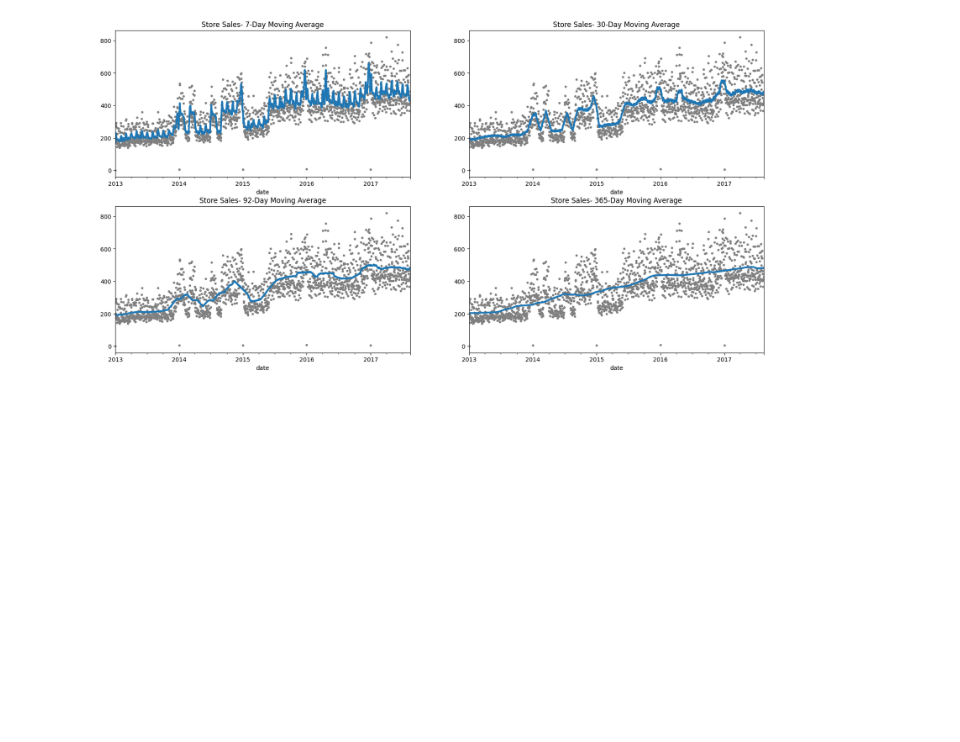
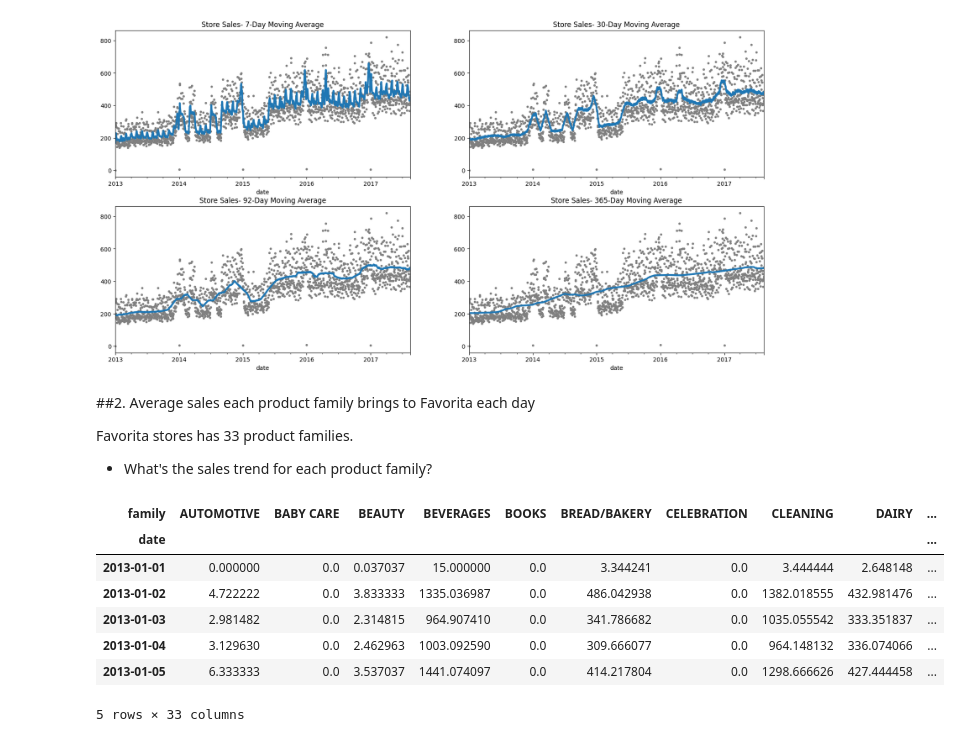
Before and after one commit to Anteemony/sktime-storesales-forecasting, a Jupyter notebook: notebooks/Store_Sales_Forecasting_with_Sktime.ipynb, the cells around one changed output. Drawn from its saved outputs; the diff is of its cells as text; code cells hidden in the pictures; blank space fills up the shorter version.

```diff
--- a/notebooks/Store_Sales_Forecasting_with_Sktime.ipynb
+++ b/notebooks/Store_Sales_Forecasting_with_Sktime.ipynb
@@ -316,2 +258,24 @@ for window, ax in zip(windows, axes):
 # %% [output]
 [figure]
+# %% [markdown]
+##2. Average sales each product family brings to Favorita each day
+
+
+Favorita stores has 33 product families.
+* What's the sales trend for each product family?
+# %%
+# Group by 'date' and 'family', calculate mean sales
+daily_avg_family_sales = store_sales.groupby(['date', 'family'])['sales'].mean().reset_index()
+
+# Pivot the data for easier plotting (date as index, family as columns)
+pivot_df = daily_avg_family_sales.pivot(index='date', columns='family', values='sales')
+pivot_df.head()
+# %% [output]
+| family | AUTOMOTIVE | BABY CARE | BEAUTY | BEVERAGES | BOOKS | BREAD/BAKERY | CELEBRATION | CLEANING | DAIRY | ... |
+| date |  |  |  |  |  |  |  |  |  | ... |
+| 2013-01-01 | 0.000000 | 0.0 | 0.037037 | 15.000000 | 0.0 | 3.344241 | 0.0 | 3.444444 | 2.648148 | ... |
+| 2013-01-02 | 4.722222 | 0.0 | 3.833333 | 1335.036987 | 0.0 | 486.042938 | 0.0 | 1382.018555 | 432.981476 | ... |
+| 2013-01-03 | 2.981482 | 0.0 | 2.314815 | 964.907410 | 0.0 | 341.786682 | 0.0 | 1035.055542 | 333.351837 | ... |
+| 2013-01-04 | 3.129630 | 0.0 | 2.462963 | 1003.092590 | 0.0 | 309.666077 | 0.0 | 964.148132 | 336.074066 | ... |
+| 2013-01-05 | 6.333333 | 0.0 | 3.537037 | 1441.074097 | 0.0 | 414.217804 | 0.0 | 1298.666626 | 427.444458 | ... |
+5 rows × 33 columns
```
Also changed, not shown: parts of 18 cells of this notebook.
